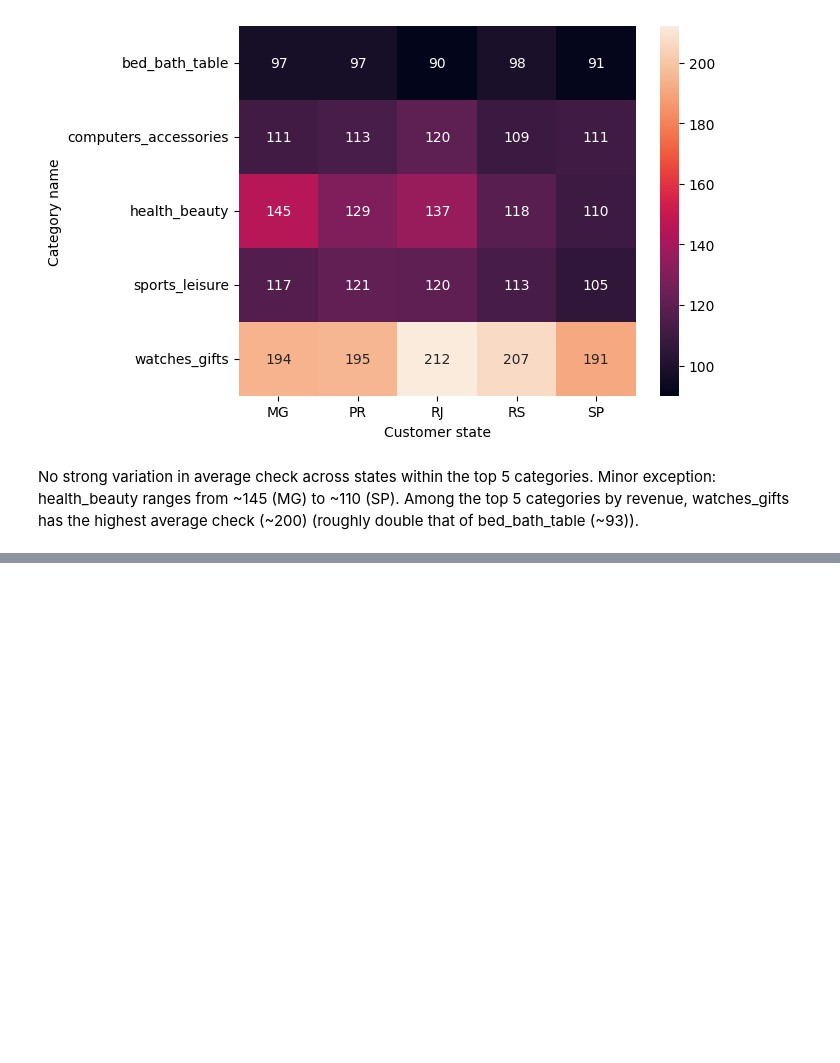
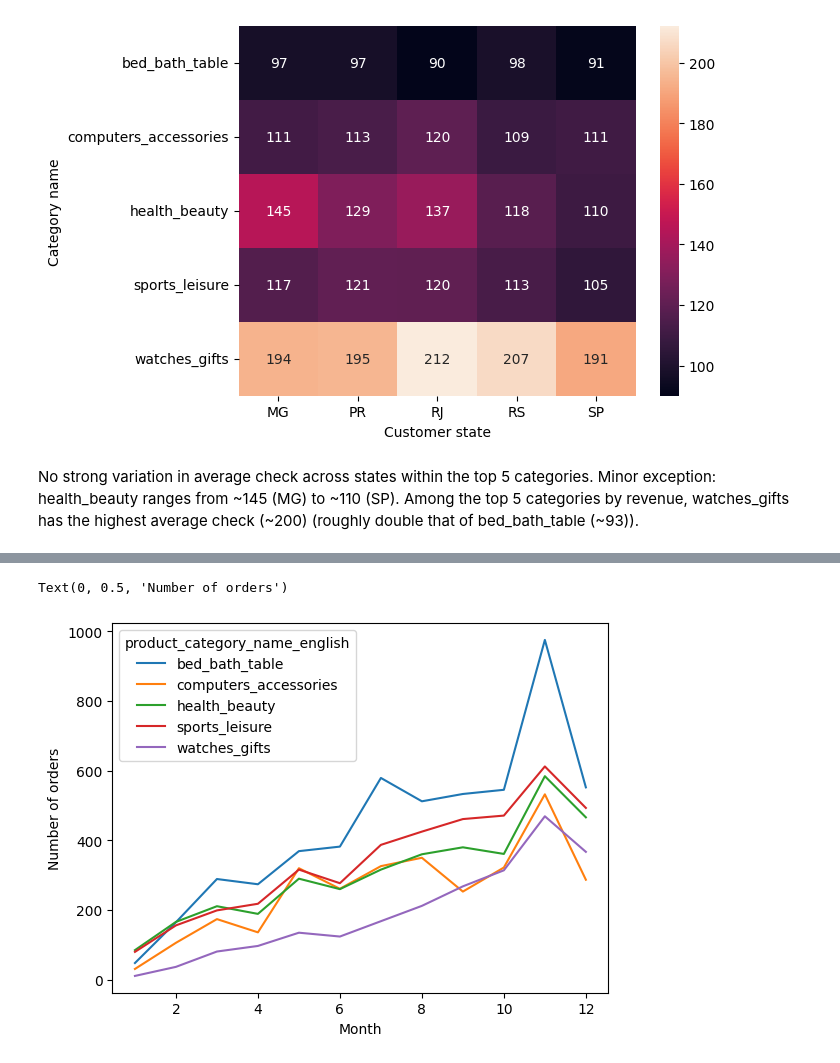
Before and after one commit to norriddx/ecommerce-orders-analysis, a Jupyter notebook: notebooks/eda.ipynb, the cells around one changed output, grey strips where cells are left out. Drawn from its saved outputs; the diff is of its cells as text; code cells hidden in the pictures; blank space fills up the shorter version.

```diff
--- a/notebooks/eda.ipynb
+++ b/notebooks/eda.ipynb
@@ -482,0 +533,7 @@ No strong variation in average check across states within the top 5 categories.
+# %%
+filtered_pvt.T.plot()
+plt.xlabel('Month')
+plt.ylabel('Number of orders')
+# %% [output]
+Text(0, 0.5, 'Number of orders')
+[figure, added]
```
Also changed, not shown: parts of 12 cells of this notebook.
